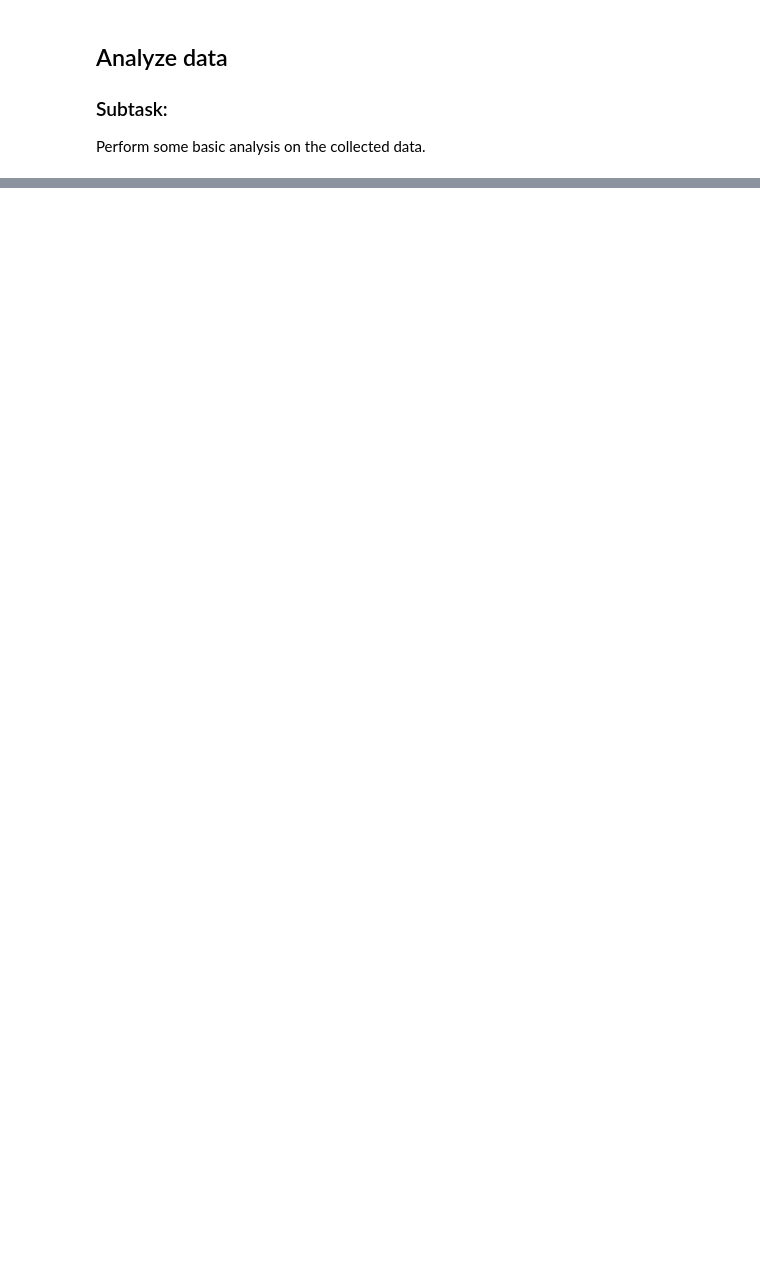
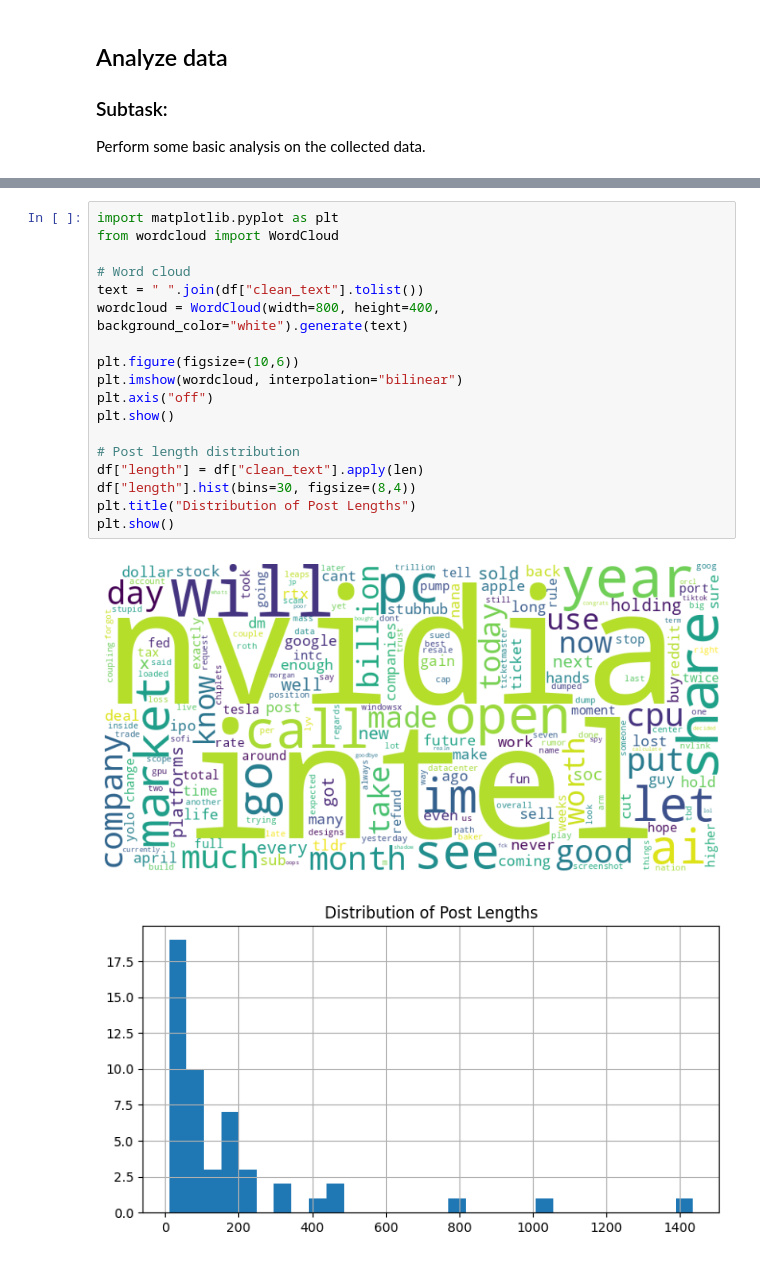
Before and after one commit to Sid-2004/Research-Paper--WallStreetsBets-ML-Emotional-Sentiment, a Jupyter notebook: Research_Paper_FinTech.ipynb, the cells around one changed output, grey strips where cells are left out. Drawn from its saved outputs; the diff is of its cells as text; blank space fills up the shorter version.

```diff
--- a/Research_Paper_FinTech.ipynb
+++ b/Research_Paper_FinTech.ipynb
@@ -292 +303,22 @@ Post with Most Comments:
 dtype: object
+# %%
+import matplotlib.pyplot as plt
+from wordcloud import WordCloud
+
+# Word cloud
+text = " ".join(df["clean_text"].tolist())
+wordcloud = WordCloud(width=800, height=400, background_color="white").generate(text)
+
+plt.figure(figsize=(10,6))
+plt.imshow(wordcloud, interpolation="bilinear")
+plt.axis("off")
+plt.show()
+
+# Post length distribution
+df["length"] = df["clean_text"].apply(len)
+df["length"].hist(bins=30, figsize=(8,4))
+plt.title("Distribution of Post Lengths")
+plt.show()
+# %% [output]
+[figure, added]
+[figure, added]
```
Also changed, not shown: parts of 17 cells of this notebook.
